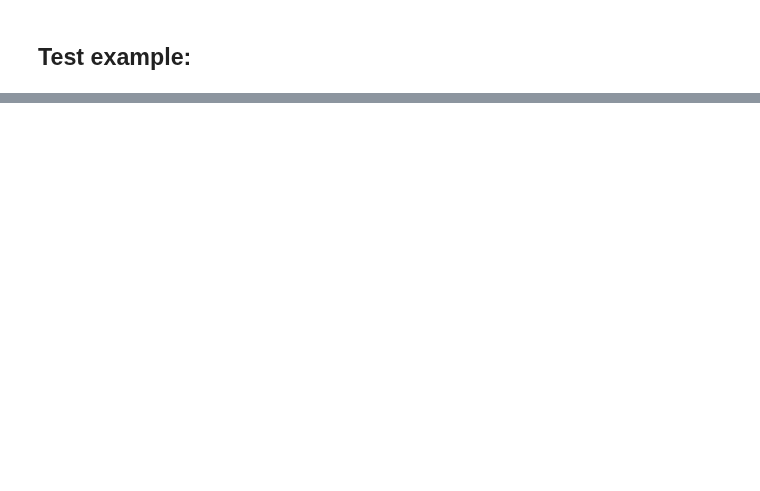
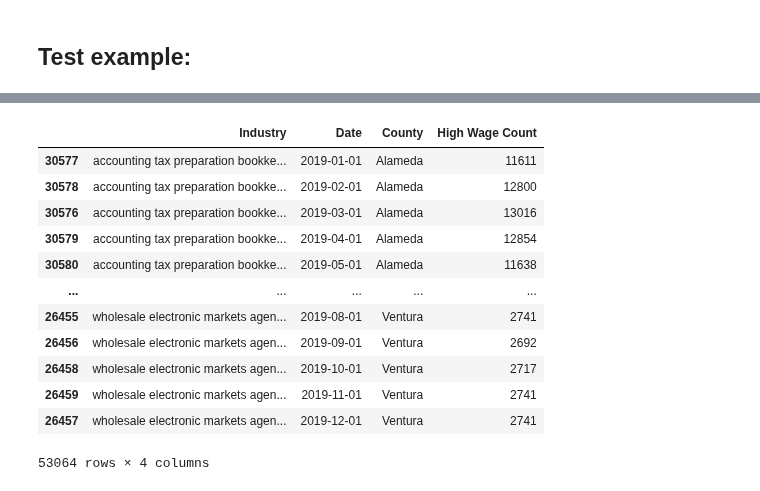
Before and after one commit to cafwd/job_quality_index, a Jupyter notebook: jqi-hierarchy-structure.ipynb, the cells around one changed output, grey strips where cells are left out. Saved outputs shown, nothing was run; the diff lists cells and outputs as text; code cells hidden in the pictures; blank space fills up the shorter version.

```diff
--- a/jqi-hierarchy-structure.ipynb
+++ b/jqi-hierarchy-structure.ipynb
@@ -545,0 +621,21 @@ edd_to_hw(edd, ca_ipums_hw, 'Los Angeles', '311', '1/1/19', 100)
+# %%
+df_dict_new = {'Industry':industries, 'Date':dates, 'County':counties, 'High Wage Count':counts}
+tidy_df_new = pd.DataFrame(df_dict_new)
+tidy_df_new = tidy_df_new[tidy_df_new['Industry'].notna()]
+tidy_df_new['Date']= pd.to_datetime(tidy_df_new['Date'])
+tidy_df_new['High Wage Count'] = tidy_df_new['High Wage Count'].astype(int)
+tidy_df_new.sort_values(by=['Industry', 'County', 'Date'])
+# %% [output]
+|  | Industry | Date | County | High Wage Count |
+| 30577 | accounting tax preparation bookke... | 2019-01-01 | Alameda | 11611 |
+| 30578 | accounting tax preparation bookke... | 2019-02-01 | Alameda | 12800 |
+| 30576 | accounting tax preparation bookke... | 2019-03-01 | Alameda | 13016 |
+| 30579 | accounting tax preparation bookke... | 2019-04-01 | Alameda | 12854 |
+| 30580 | accounting tax preparation bookke... | 2019-05-01 | Alameda | 11638 |
+| ... | ... | ... | ... | ... |
+| 26455 | wholesale electronic markets agen... | 2019-08-01 | Ventura | 2741 |
+| 26456 | wholesale electronic markets agen... | 2019-09-01 | Ventura | 2692 |
+| 26458 | wholesale electronic markets agen... | 2019-10-01 | Ventura | 2717 |
+| 26459 | wholesale electronic markets agen... | 2019-11-01 | Ventura | 2741 |
+| 26457 | wholesale electronic markets agen... | 2019-12-01 | Ventura | 2741 |
+53064 rows × 4 columns
```
Also changed, not shown: parts of 80 cells of this notebook, 1 other file.
